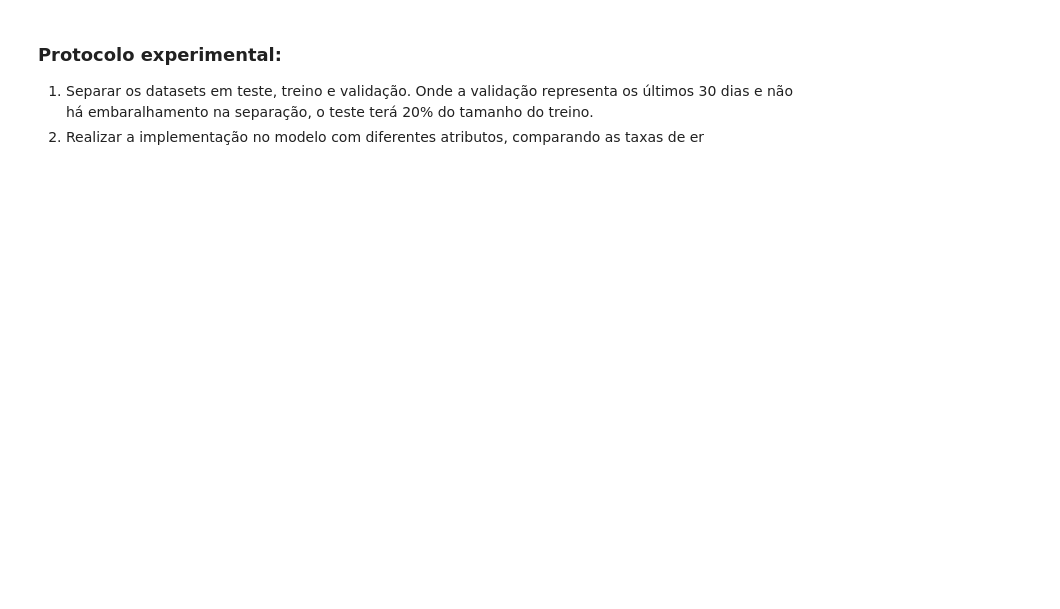
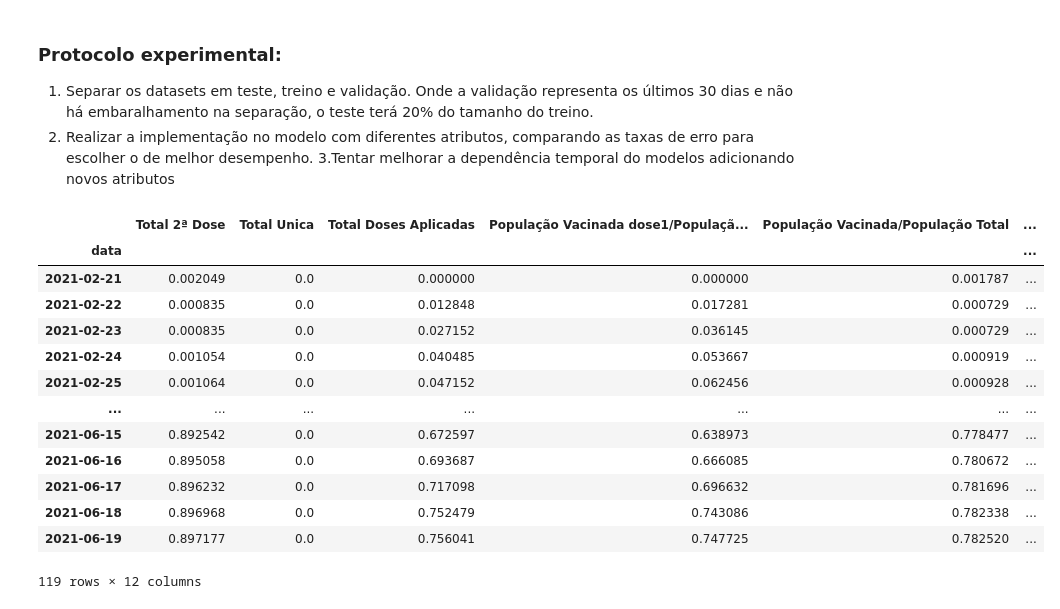
Before and after one commit to CamiloMaiaPires/ProjetoFinal_IA, a Jupyter notebook: Analise_modelos/KNN.ipynb, the cells around one changed output. Cells and saved outputs as stored; diff of their text form; code cells hidden in the pictures; blank space fills up the shorter version.

```diff
--- a/Analise_modelos/KNN.ipynb
+++ b/Analise_modelos/KNN.ipynb
@@ -6,22 +11,38 @@ from sklearn.neighbors import KNeighborsRegressor
 # %% [markdown]
 ### Protocolo experimental:
 1. Separar os datasets em teste, treino e validação. Onde a validação representa os últimos 30 dias e não há embaralhamento na separação, o teste terá 20% do tamanho do treino.
-2. Realizar a implementação no modelo com diferentes atributos, comparando as taxas de er
+2. Realizar a implementação no modelo com diferentes atributos, comparando as taxas de erro para escolher o de melhor desempenho.
+3.Tentar melhorar a dependência temporal do modelos adicionando novos atributos
 # %%
 sjc = pd.read_csv('../Normalizados/dados/3549904.csv').drop(columns=['Unnamed: 0'])
 tam = 30
 sjc = sjc.set_index(['data'])
 sjc.index = pd.to_datetime(sjc.index)
-sjc = sjc.drop(columns=['Município', 'Código IBGE', 'Populacao'])
+sjc = sjc.drop(columns=['Município', 'Código IBGE', 'Populacao', 'Total 1ª Dose'])
 
 val = sjc[sjc.shape[0]-tam-1:]
 
 sjc = sjc[:-tam]
 
 test_ratio = 0.2
 X = sjc.drop(columns=['obito', 'diagnostico_covid19'])
 y = pd.DataFrame(data=[])
 y['diagnostico_covid19'] = sjc['diagnostico_covid19']
 
 val_ratio = test_ratio / (1 - test_ratio)
-X_train, X_test, y_train, y_test = train_test_split(X, y, test_size=test_ratio, shuffle=False)
+sjc
+# %% [output]
+|  | Total 2ª Dose | Total Unica | Total Doses Aplicadas | População Vacinada dose1/Populaçã... | População Vacinada/População Total | ... |
+| data |  |  |  |  |  | ... |
+| 2021-02-21 | 0.002049 | 0.0 | 0.000000 | 0.000000 | 0.001787 | ... |
+| 2021-02-22 | 0.000835 | 0.0 | 0.012848 | 0.017281 | 0.000729 | ... |
+| 2021-02-23 | 0.000835 | 0.0 | 0.027152 | 0.036145 | 0.000729 | ... |
+| 2021-02-24 | 0.001054 | 0.0 | 0.040485 | 0.053667 | 0.000919 | ... |
+| 2021-02-25 | 0.001064 | 0.0 | 0.047152 | 0.062456 | 0.000928 | ... |
+| ... | ... | ... | ... | ... | ... | ... |
+| 2021-06-15 | 0.892542 | 0.0 | 0.672597 | 0.638973 | 0.778477 | ... |
+| 2021-06-16 | 0.895058 | 0.0 | 0.693687 | 0.666085 | 0.780672 | ... |
+| 2021-06-17 | 0.896232 | 0.0 | 0.717098 | 0.696632 | 0.781696 | ... |
+| 2021-06-18 | 0.896968 | 0.0 | 0.752479 | 0.743086 | 0.782338 | ... |
+| 2021-06-19 | 0.897177 | 0.0 | 0.756041 | 0.747725 | 0.782520 | ... |
+119 rows × 12 columns
```
Also changed, not shown: parts of 6 cells of this notebook.
